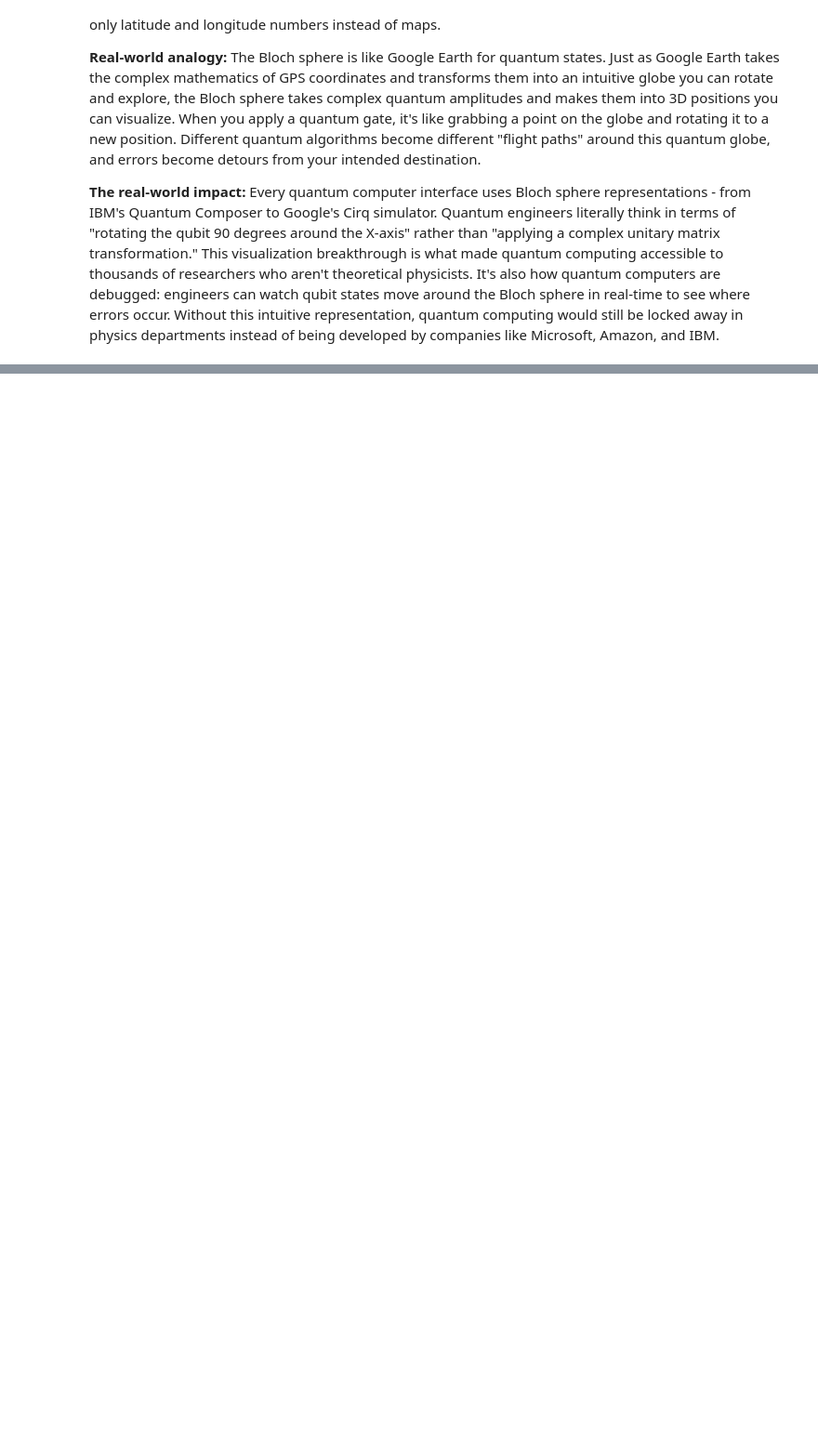
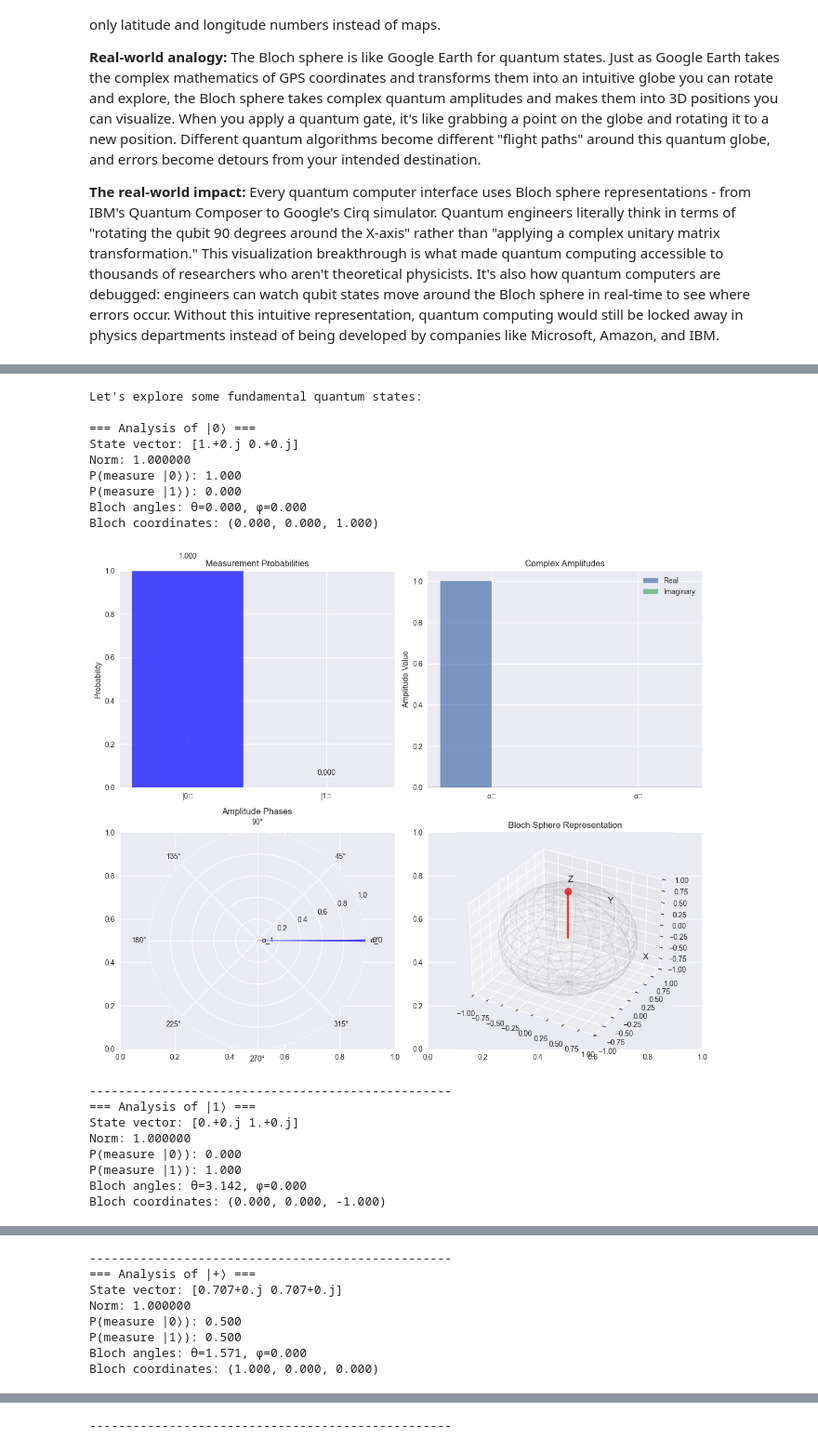
Before and after one commit to Mdcrab02/quantum-workbook, a Jupyter notebook: 01 Linear Algebra/1.1_Vectors_and_Vector_Spaces.ipynb, the cells around one changed output, grey strips where cells are left out. Shown at 93% size. Drawn from its saved outputs; the diff is of its cells as text; code cells hidden in the pictures; blank space fills up the shorter version.

Commit message:
Update 1.1 Section 5
Updated 1.1 Section 5 to include some demonstrations of different vectors in the Bloch sphere

```diff
--- a/01 Linear Algebra/1.1_Vectors_and_Vector_Spaces.ipynb
+++ b/01 Linear Algebra/1.1_Vectors_and_Vector_Spaces.ipynb
@@ -683,0 +799,26 @@ The Bloch Sphere represents ALL possible qubit states as points on a unit sphere
+# %%
+# Analyze common quantum states
+print("Let's explore some fundamental quantum states:\n")
+
+for name, state in common_states.items():
+    result = analyze_quantum_state(state, name)
+    print("-" * 50)
+# %% [output]
+Let's explore some fundamental quantum states:
+
+=== Analysis of |0⟩ ===
+State vector: [1.+0.j 0.+0.j]
+Norm: 1.000000
+P(measure |0⟩): 1.000
+P(measure |1⟩): 0.000
+Bloch angles: θ=0.000, φ=0.000
+Bloch coordinates: (0.000, 0.000, 1.000)
+[figure, added]
+--------------------------------------------------
+=== Analysis of |1⟩ ===
+State vector: [0.+0.j 1.+0.j]
+Norm: 1.000000
+P(measure |0⟩): 0.000
+P(measure |1⟩): 1.000
+Bloch angles: θ=3.142, φ=0.000
+Bloch coordinates: (0.000, 0.000, -1.000)
@@ -683,0 +826,8 @@ The Bloch Sphere represents ALL possible qubit states as points on a unit sphere
+--------------------------------------------------
+=== Analysis of |+⟩ ===
+State vector: [0.707+0.j 0.707+0.j]
+Norm: 1.000000
+P(measure |0⟩): 0.500
+P(measure |1⟩): 0.500
+Bloch angles: θ=1.571, φ=0.000
+Bloch coordinates: (1.000, 0.000, 0.000)
@@ -683,0 +862 @@ The Bloch Sphere represents ALL possible qubit states as points on a unit sphere
+--------------------------------------------------
```
Also changed, not shown: parts of 3 cells of this notebook.
